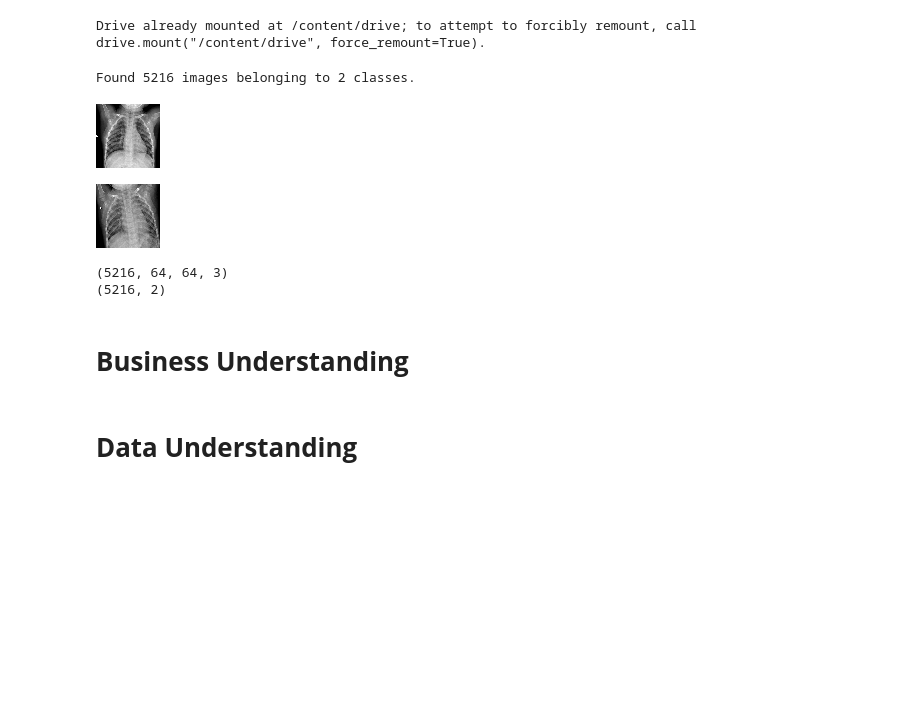
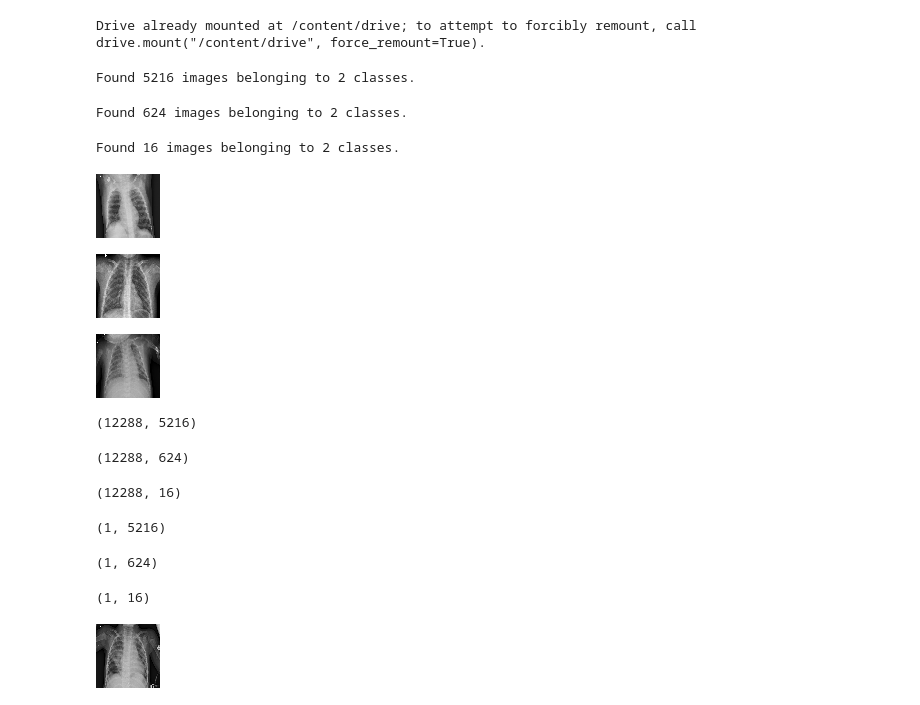
Before and after one commit to johnlocke333/xray_image_classification, a Jupyter notebook: notebook.ipynb, the cells around one changed output. Saved outputs shown, nothing was run; the diff lists cells and outputs as text; code cells hidden in the pictures; blank space fills up the shorter version.

Commit message:
data preparation, loading in images/labels, reshaping, standardizing

```diff
--- a/notebook.ipynb
+++ b/notebook.ipynb
@@ -12,19 +14,41 @@ drive.mount('/content/drive')
 Drive already mounted at /content/drive; to attempt to forcibly remount, call drive.mount("/content/drive", force_remount=True).
 # %%
 !unzip -uq "/content/drive/My Drive/xray.zip" -d "/content/drive/My Drive/xray"
+# %%
+# Directory path
+train_data_dir = '/content/drive/MyDrive/xray/chest_xray/chest_xray/train'
+test_data_dir = '/content/drive/MyDrive/xray/chest_xray/chest_xray/test'
+valid_data_dir = '/content/drive/MyDrive/xray/chest_xray/chest_xray/val'
 # %%
-train_data_dir = 'drive/My Drive/xray/chest_xray/train'
-
-# Get all the data in the directory data/train, and reshape them
-train_generator = ImageDataGenerator().flow_from_directory(
-        train_data_dir,
-        target_size=(64, 64), batch_size=5216)
+def get_reshape_images(dir, bs):
+# Get all the data in the directory data/validation (5216 images), and reshape them
+  generator = ImageDataGenerator().flow_from_directory(
+          dir, target_size=(64, 64), batch_size=bs)
 
 # Create the datasets
-train_images, train_labels = next(train_generator)
+  images, labels = next(generator)
+  return images, labels
-# %% [output]
-Found 5216 images belonging to 2 classes.
+# %%
+train_images, train_labels = get_reshape_images(train_data_dir, 5216)
+# %% [output]
+Found 5216 images belonging to 2 classes.
+# %%
+test_images, test_labels = get_reshape_images(test_data_dir, 624)
+# %% [output]
+Found 624 images belonging to 2 classes.
+# %%
+valid_images, valid_labels = get_reshape_images(valid_data_dir, 16)
+# %% [output]
+Found 16 images belonging to 2 classes.
 # %%
 array_to_img(train_images[10])
 # %% [output]
-[figure, old version]
+[figure, new version]
+# %%
+array_to_img(test_images[10])
+# %% [output]
+[figure, added]
+# %%
+array_to_img(valid_images[3])
+# %% [output]
+[figure, added]
@@ -31,14 +66,28 @@ array_to_img(train_images[10])
+# %%
+np.shape(train_img_unrow)
+# %% [output]
+(12288, 5216)
+# %%
+np.shape(test_img_unrow)
+# %% [output]
+(12288, 624)
+# %%
+np.shape(valid_img_unrow)
+# %% [output]
+(12288, 16)
+# %%
+np.shape(train_label_final)
+# %% [output]
+(1, 5216)
+# %%
+np.shape(test_label_final)
+# %% [output]
+(1, 624)
+# %%
+np.shape(valid_label_final)
+# %% [output]
+(1, 16)
 # %%
-array_to_img(train_images[130])
+array_to_img(train_images[240])
 # %% [output]
-[figure, old version]
+[figure, new version]
-# %%
-print(np.shape(train_images))
-print(np.shape(train_labels))
-# %% [output]
-(5216, 64, 64, 3)
-(5216, 2)
-# %% [markdown]
-# **Business Understanding**
-# %% [markdown]
-# **Data Understanding**
```
Also changed, not shown: parts of 16 cells of this notebook.
